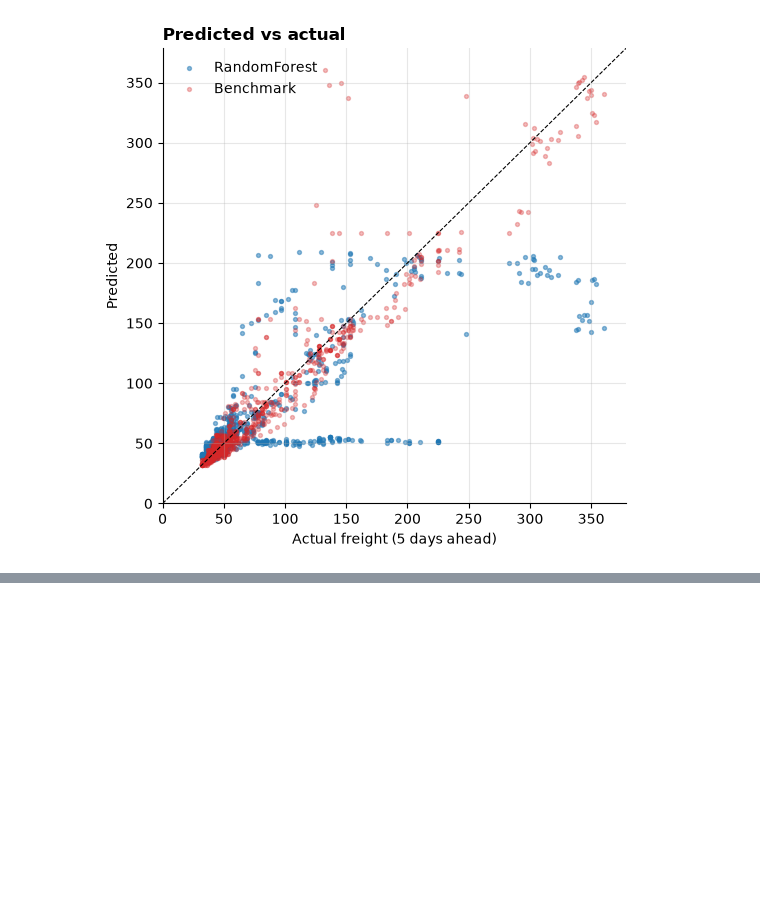
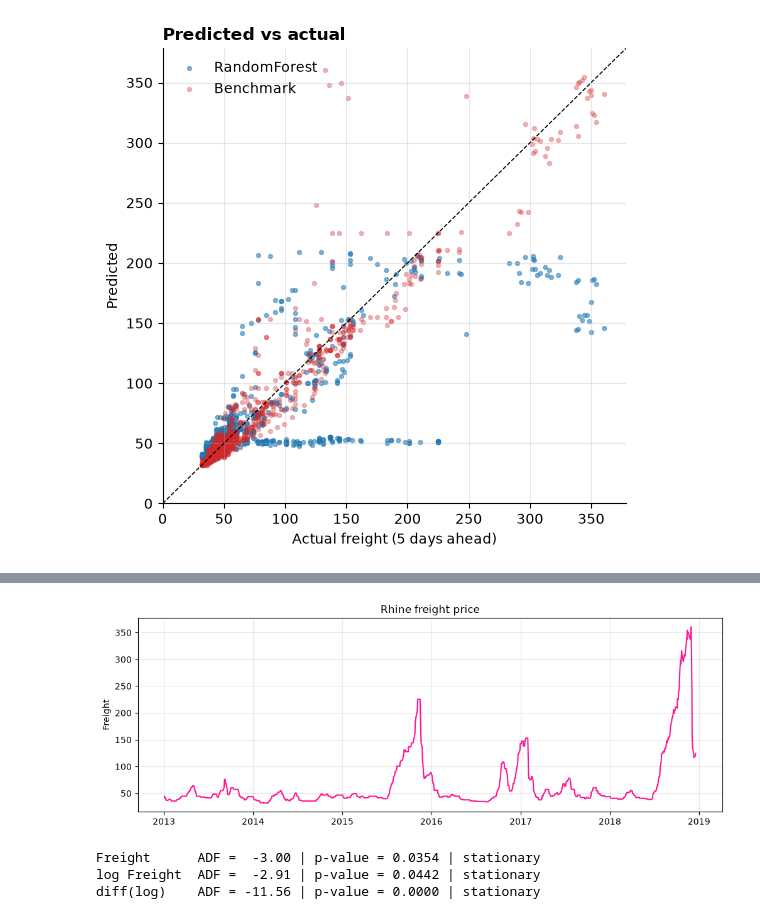
Before and after one commit to pejoCloser/Freight_Challenge, a Jupyter notebook: notebooks/02_initial_feature_engineering copy.ipynb, the cells around one changed output, grey strips where cells are left out. Drawn from its saved outputs; the diff is of its cells as text; code cells hidden in the pictures; blank space fills up the shorter version.

```diff
--- a/notebooks/02_initial_feature_engineering copy.ipynb
+++ b/notebooks/02_initial_feature_engineering copy.ipynb
@@ -842,0 +971,31 @@ plt.tight_layout(); plt.show()
+# %%
+import warnings
+from statsmodels.tsa.statespace.sarimax import SARIMAX
+from statsmodels.tsa.stattools import adfuller
+from statsmodels.graphics.tsaplots import plot_acf, plot_pacf
+from sklearn.metrics import mean_absolute_error, mean_squared_error
+warnings.filterwarnings("ignore")   # statsmodels warns about the business-day index
+
+freight = df_model.set_index("Date")["Freight"]
+log_freight = np.log(freight)       # freight moves in % terms -> model the log
+
+plt.figure(figsize=(12, 4))
+plt.plot(freight, linewidth=1.5, c="deeppink")
+plt.title("Rhine freight price"); plt.ylabel("Freight"); plt.grid(alpha=0.3)
+plt.show()
+# %% [output]
+[figure, added]
+# %%
+# Check stationarity of the series
+def check_stationarity(timeseries, name):
+    result = adfuller(timeseries.dropna(), autolag="AIC")
+    print(f"{name:12s} ADF = {result[0]:6.2f} | p-value = {result[1]:.4f} | "
+          f"{'stationary' if result[1] < 0.05 else 'non-stationary'}")
+
+check_stationarity(freight, "Freight")              # ADF -3.13, p = 0.025
+check_stationarity(log_freight, "log Freight")      # ADF -2.95, p = 0.040
+check_stationarity(log_freight.diff(), "diff(log)") # ADF -11.59, p < 0.0001
+# %% [output]
+Freight      ADF =  -3.00 | p-value = 0.0354 | stationary
+log Freight  ADF =  -2.91 | p-value = 0.0442 | stationary
+diff(log)    ADF = -11.56 | p-value = 0.0000 | stationary
```
Also changed, not shown: parts of 15 cells of this notebook, 2 other files.
